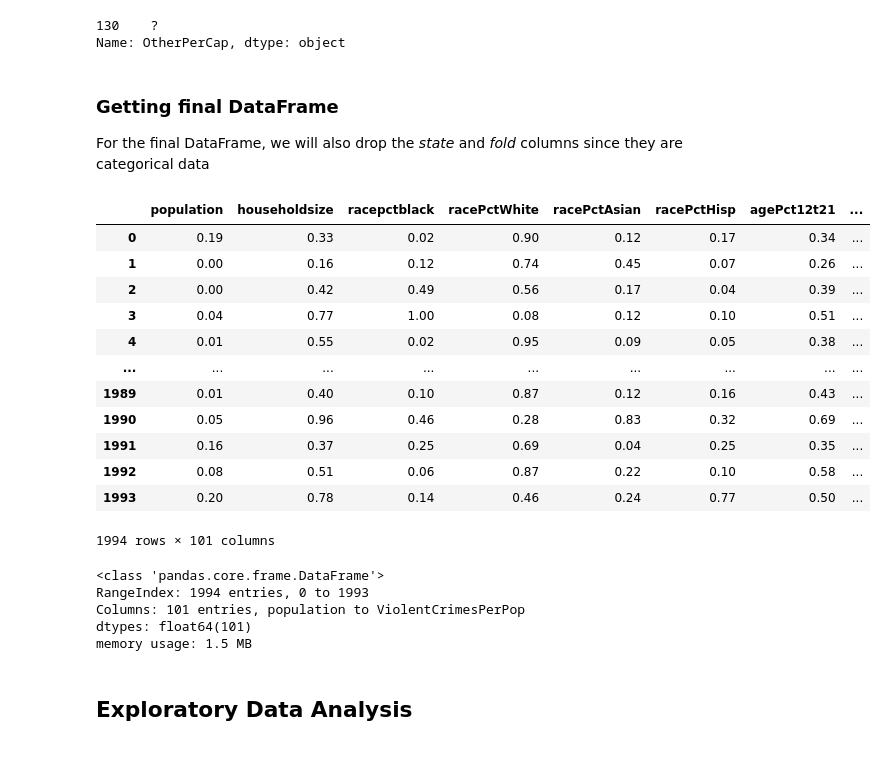
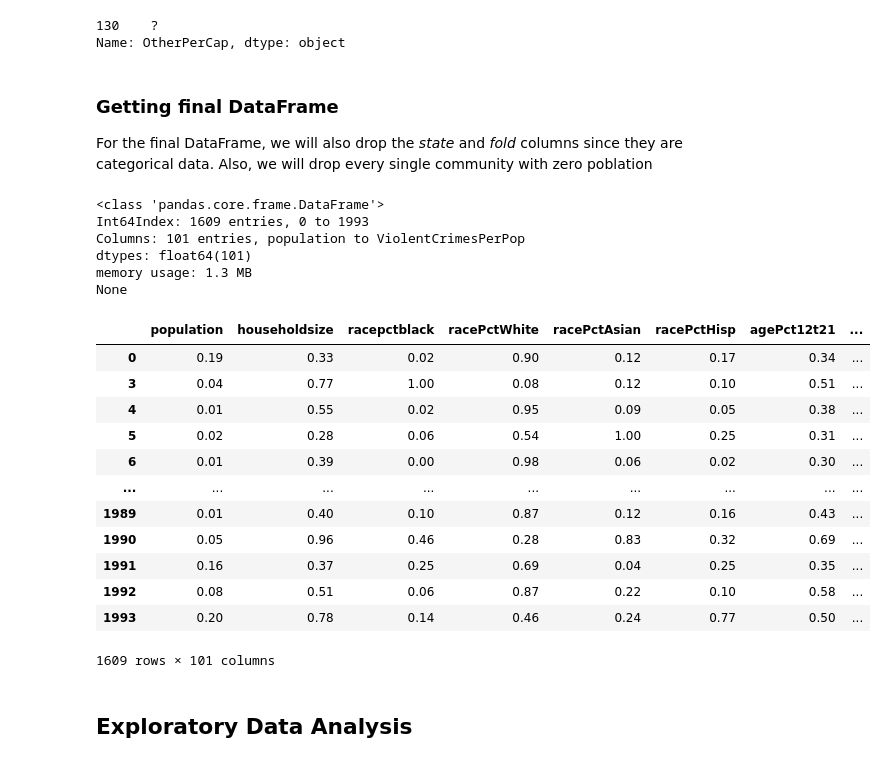
Before and after one commit to FedeSS99/Proyecto-Crystal-TEC, a Jupyter notebook: FinalProject.ipynb, the cells around one changed output. Drawn from its saved outputs; the diff is of its cells as text; code cells hidden in the pictures.

```diff
--- a/FinalProject.ipynb
+++ b/FinalProject.ipynb
@@ -151,32 +152,35 @@ NewData.loc[Rows_NonNum_OtherPerCap, "OtherPerCap"] = GetMean_PrevOtherPerPop(Ne
 NewData = NewData.astype({"OtherPerCap":"float64"})
 # %% [markdown]
 ### Getting final DataFrame
-For the final DataFrame, we will also drop the _state_ and _fold_ columns since they are categorical data
+For the final DataFrame, we will also drop the _state_ and _fold_ columns since they are categorical data. Also, we will drop every single community with zero poblation
 # %%
 NewData.drop(["state", "fold"], axis=1, inplace=True)
+
+ZeroPop_Indexes = list(NewData.index[NewData.population == 0.0])
+NewData.drop(ZeroPop_Indexes, axis=0, inplace=True)
+
+print(NewData.info())
 NewData
 # %% [output]
+<class 'pandas.core.frame.DataFrame'>
+Int64Index: 1609 entries, 0 to 1993
+Columns: 101 entries, population to ViolentCrimesPerPop
+dtypes: float64(101)
+memory usage: 1.3 MB
+None
 |  | population | householdsize | racepctblack | racePctWhite | racePctAsian | racePctHisp | agePct12t21 | ... |
 | 0 | 0.19 | 0.33 | 0.02 | 0.90 | 0.12 | 0.17 | 0.34 | ... |
-| 1 | 0.00 | 0.16 | 0.12 | 0.74 | 0.45 | 0.07 | 0.26 | ... |
-| 2 | 0.00 | 0.42 | 0.49 | 0.56 | 0.17 | 0.04 | 0.39 | ... |
 | 3 | 0.04 | 0.77 | 1.00 | 0.08 | 0.12 | 0.10 | 0.51 | ... |
 | 4 | 0.01 | 0.55 | 0.02 | 0.95 | 0.09 | 0.05 | 0.38 | ... |
+| 5 | 0.02 | 0.28 | 0.06 | 0.54 | 1.00 | 0.25 | 0.31 | ... |
+| 6 | 0.01 | 0.39 | 0.00 | 0.98 | 0.06 | 0.02 | 0.30 | ... |
 | ... | ... | ... | ... | ... | ... | ... | ... | ... |
 | 1989 | 0.01 | 0.40 | 0.10 | 0.87 | 0.12 | 0.16 | 0.43 | ... |
 | 1990 | 0.05 | 0.96 | 0.46 | 0.28 | 0.83 | 0.32 | 0.69 | ... |
 | 1991 | 0.16 | 0.37 | 0.25 | 0.69 | 0.04 | 0.25 | 0.35 | ... |
 | 1992 | 0.08 | 0.51 | 0.06 | 0.87 | 0.22 | 0.10 | 0.58 | ... |
 | 1993 | 0.20 | 0.78 | 0.14 | 0.46 | 0.24 | 0.77 | 0.50 | ... |
-1994 rows × 101 columns
+1609 rows × 101 columns
-# %%
-NewData.info()
-# %% [output]
-<class 'pandas.core.frame.DataFrame'>
-RangeIndex: 1994 entries, 0 to 1993
-Columns: 101 entries, population to ViolentCrimesPerPop
-dtypes: float64(101)
-memory usage: 1.5 MB
 # %% [markdown]
 ## Exploratory Data Analysis
 # %%
```
Also changed, not shown: parts of 11 cells of this notebook.
